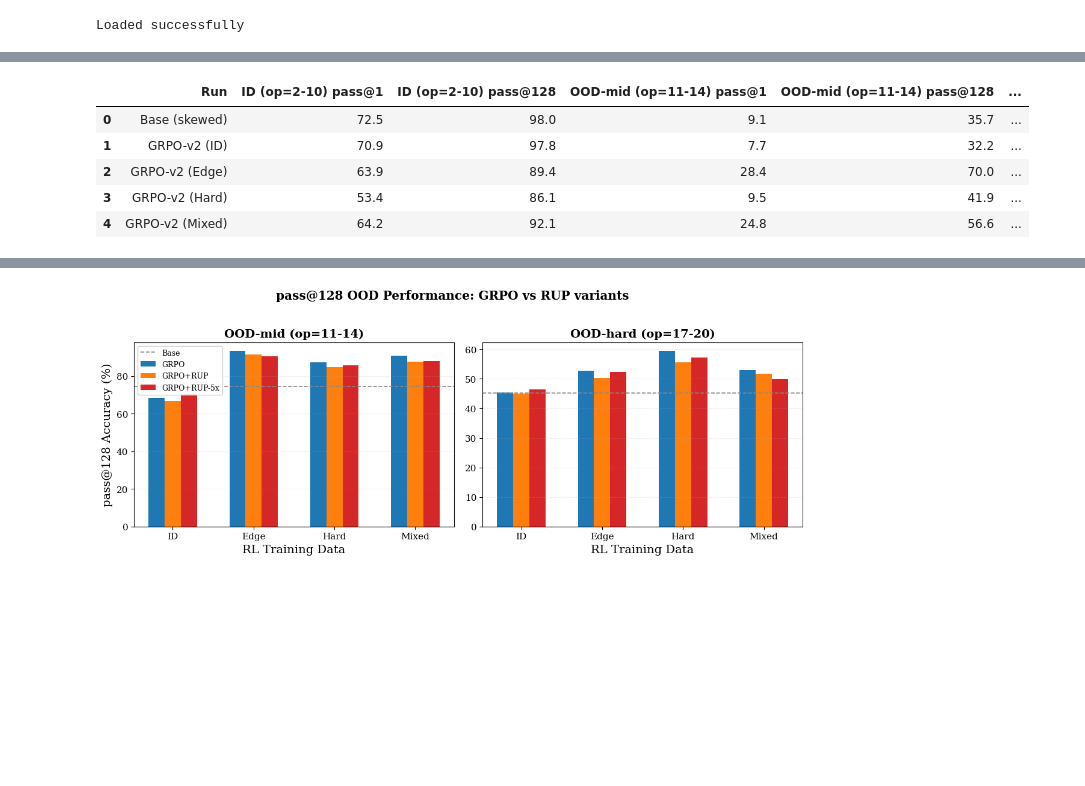
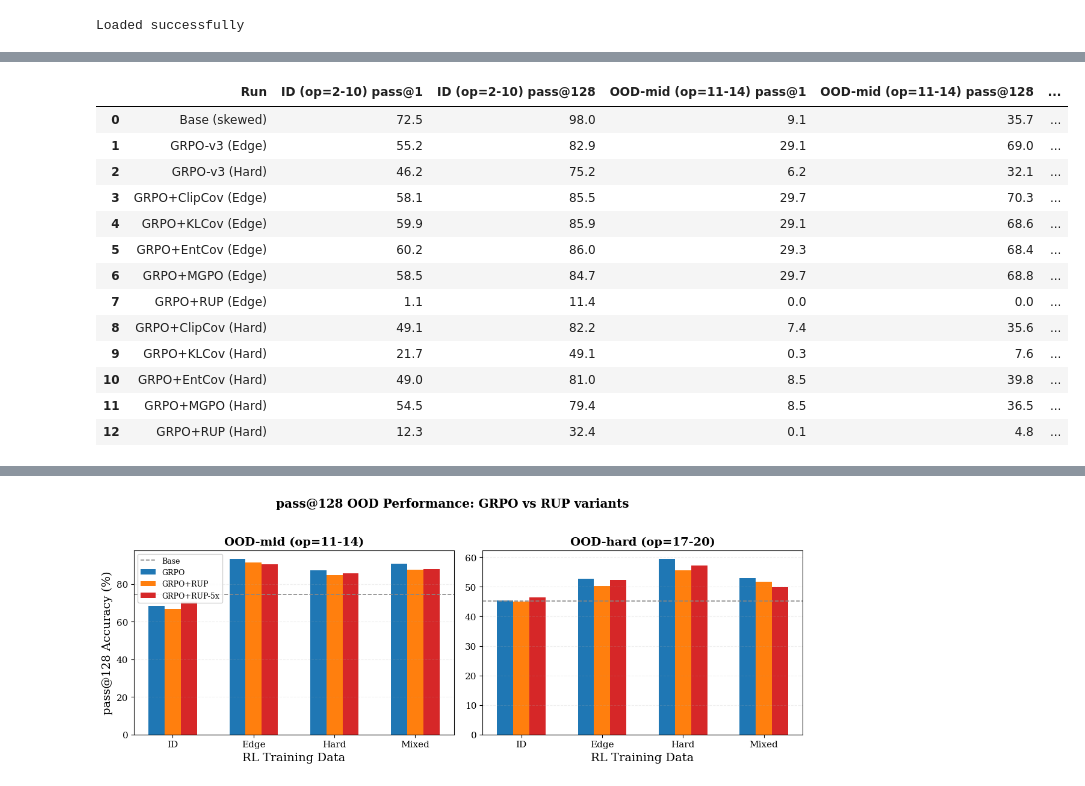
Before and after one commit to prasannamayil/Interplay-LM-Reasoning, a Jupyter notebook: analyze/results.ipynb, the cells around one changed output, grey strips where cells are left out. Saved outputs shown, nothing was run; the diff lists cells and outputs as text; code cells hidden in the pictures; blank space fills up the shorter version.

```diff
--- a/analyze/results.ipynb
+++ b/analyze/results.ipynb
@@ -905,23 +905,18 @@ print("Loaded successfully")
 # %% [output]
 Loaded successfully
 # %%
-# ── Reload with v2 runs ───────────────────────────────────────────────────────
+# ── Reload with v3 runs ───────────────────────────────────────────────────────
 import importlib
 import process_results
 importlib.reload(process_results)
 from process_results import (
     get_all_runs_data, data_to_dataframe, summary_table,
-    PASS_K_VALUES, DIFFICULTY_GROUPS, DISPLAY_NAMES,
+    PASS_K_VALUES, DIFFICULTY_GROUPS, DISPLAY_NAMES, ALL_RUNS_V3
 )
 
-V2_RUNS = [
-    "base_model_eval_skewed_pass128",
-    "grpo_id_v2", "grpo_edge_v2", "grpo_hard_v2", "grpo_mixed_v2",
-    "grpo_rup_id_v2", "grpo_rup_edge_v2", "grpo_rup_hard_v2", "grpo_rup_mixed_v2",
-    "grpo_rup_strong_id_v2", "grpo_rup_strong_edge_v2", "grpo_rup_strong_hard_v2", "grpo_rup_strong_mixed_v2",
-]
-v2_data = get_all_runs_data(V2_RUNS)
-print(f"Loaded {len(v2_data)} v2 runs")
+V3_RUNS = ALL_RUNS_V3
+v3_data = get_all_runs_data(V3_RUNS)
+print(f"Loaded {len(v3_data)} v3 runs: {list(v3_data.keys())}")
 
-summary_table(V2_RUNS)
+summary_table(V3_RUNS)
 # %% [output]
@@ -945,7 +924,15 @@ Warning: Failed to load grpo_rup_strong_mixed_v2: [Errno 2] No such file or dire
 |  | Run | ID (op=2-10) pass@1 | ID (op=2-10) pass@128 | OOD-mid (op=11-14) pass@1 | OOD-mid (op=11-14) pass@128 | ... |
 | 0 | Base (skewed) | 72.5 | 98.0 | 9.1 | 35.7 | ... |
-| 1 | GRPO-v2 (ID) | 70.9 | 97.8 | 7.7 | 32.2 | ... |
-| 2 | GRPO-v2 (Edge) | 63.9 | 89.4 | 28.4 | 70.0 | ... |
-| 3 | GRPO-v2 (Hard) | 53.4 | 86.1 | 9.5 | 41.9 | ... |
-| 4 | GRPO-v2 (Mixed) | 64.2 | 92.1 | 24.8 | 56.6 | ... |
+| 1 | GRPO-v3 (Edge) | 55.2 | 82.9 | 29.1 | 69.0 | ... |
+| 2 | GRPO-v3 (Hard) | 46.2 | 75.2 | 6.2 | 32.1 | ... |
+| 3 | GRPO+ClipCov (Edge) | 58.1 | 85.5 | 29.7 | 70.3 | ... |
+| 4 | GRPO+KLCov (Edge) | 59.9 | 85.9 | 29.1 | 68.6 | ... |
+| 5 | GRPO+EntCov (Edge) | 60.2 | 86.0 | 29.3 | 68.4 | ... |
+| 6 | GRPO+MGPO (Edge) | 58.5 | 84.7 | 29.7 | 68.8 | ... |
+| 7 | GRPO+RUP (Edge) | 1.1 | 11.4 | 0.0 | 0.0 | ... |
+| 8 | GRPO+ClipCov (Hard) | 49.1 | 82.2 | 7.4 | 35.6 | ... |
+| 9 | GRPO+KLCov (Hard) | 21.7 | 49.1 | 0.3 | 7.6 | ... |
+| 10 | GRPO+EntCov (Hard) | 49.0 | 81.0 | 8.5 | 39.8 | ... |
+| 11 | GRPO+MGPO (Hard) | 54.5 | 79.4 | 8.5 | 36.5 | ... |
+| 12 | GRPO+RUP (Hard) | 12.3 | 32.4 | 0.1 | 4.8 | ... |
 # %%
```
Also changed, not shown: parts of 5 cells of this notebook.
